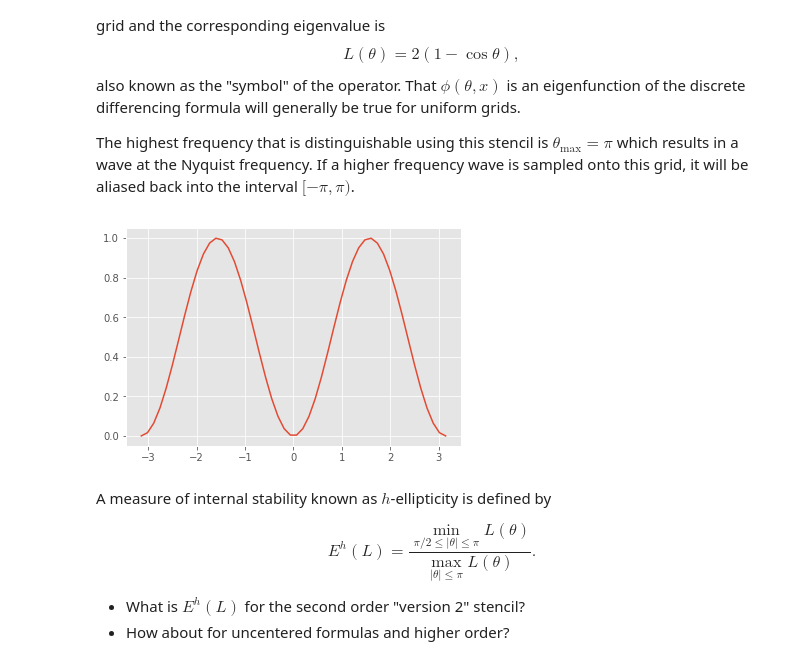
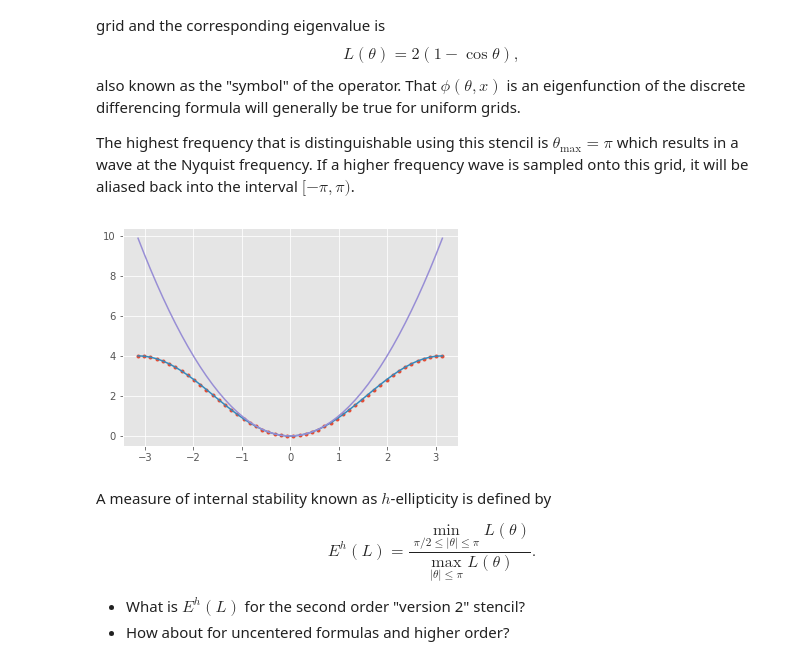
Before and after one commit to cu-numpde/numpde-fall2017, a Jupyter notebook: FDHighOrder.ipynb, the cells around one changed output. Cells and saved outputs as stored; diff of their text form; code cells hidden in the pictures.

```diff
--- a/FDHighOrder.ipynb
+++ b/FDHighOrder.ipynb
@@ -127,13 +127,15 @@ also known as the "symbol" of the operator.  That $\phi(\theta,x)$ is an eigenfu
 
 The highest frequency that is distinguishable using this stencil is $\theta_{\max} = \pi$ which results in a wave at the Nyquist frequency.  If a higher frequency wave is sampled onto this grid, it will be aliased back into the interval $[-\pi, \pi)$.
 # %%
-x = numpy.linspace(-2, 2, 3)
+x = numpy.linspace(-1, 1, 3)
 s2 = -fdstencil(0, x)[2]
 theta = numpy.linspace(-numpy.pi, numpy.pi)
 phi = numpy.exp(1j*numpy.outer(x, theta))
-pyplot.plot(theta, numpy.abs(s2.dot(phi)));
+pyplot.plot(theta, numpy.abs(s2.dot(phi)), '.')
+pyplot.plot(theta, 2*(1-numpy.cos(theta)))
+pyplot.plot(theta, theta**2);
 # %% [output]
-[figure, old version]
+[figure, new version]
 # %% [markdown]
 A measure of internal stability known as $h$-ellipticity is defined by
 
```
Also changed, not shown: parts of 5 cells of this notebook, 1 other file.
